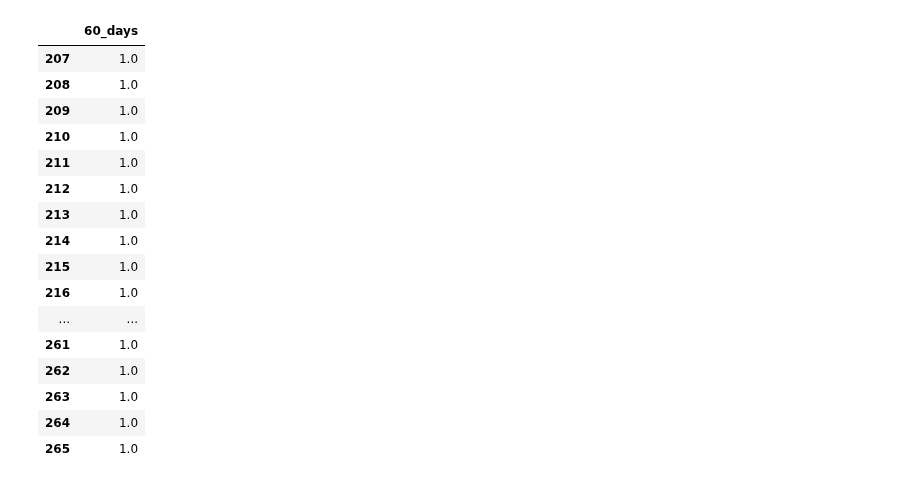
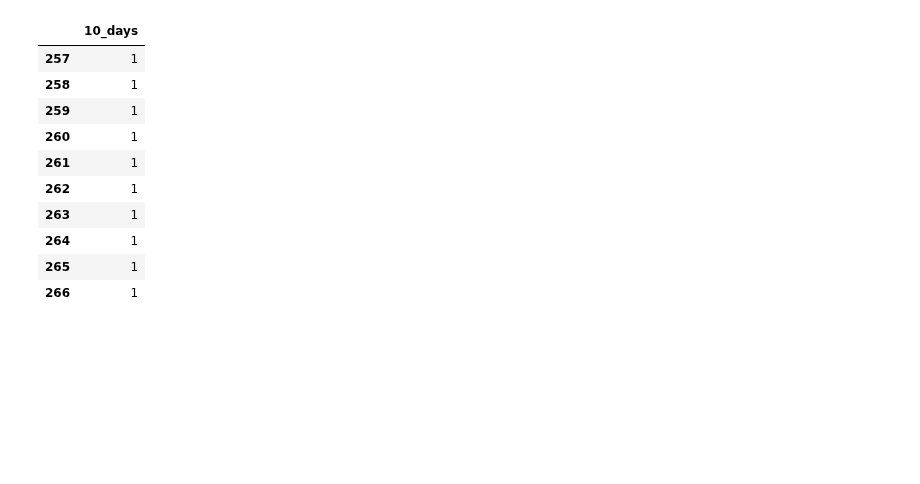
Before and after one commit to RicardoJPedro82/wmillfailprev, a Jupyter notebook: notebooks/models.ipynb, the cells around one changed output. Cells and saved outputs as stored; diff of their text form; code cells hidden in the pictures; blank space fills up the shorter version.

```diff
--- a/notebooks/models.ipynb
+++ b/notebooks/models.ipynb
@@ -68,0 +85,2 @@ df_test_gen_day['60_days'] = df_test_gen_day['60_days'].round(decimals=0)
+# %%
+temp['Date'] = pd.to_datetime(temp['Date'])
@@ -68,0 +115,13 @@ df_test_gen_day['60_days'] = df_test_gen_day['60_days'].round(decimals=0)
+# %%
+#def lag_features(df_in, period)
+sensor_cols = []
+for i in temp.keys()[2:-5]:
+    sensor_cols.append(pd.pivot_table(temp,
+                           index='Date',
+                           columns='Turbine_ID',
+                           values=i).resample('10D', closed='left', label='right').mean().unstack())
+#sensor_av_cols = [nm+'_av' for nm in sensor_cols]
+telemetry_mean_30D = pd.concat(sensor_cols, axis=1)
+telemetry_mean_30D.columns = [i + 'mean_30D' for i in temp.keys()[2:-5]]
+telemetry_mean_30D.reset_index(inplace=True)
+df_out = temp.merge(telemetry_mean_30D, on=['Turbine_ID', 'Date'], how='left')
@@ -69 +132,17 @@ df_test_gen_day['60_days'] = df_test_gen_day['60_days'].round(decimals=0)
+# %%
+temp1 = df_test_gen_day.copy()
+temp1['Date'] = pd.to_datetime(temp1['Date'])
+sensor_cols = []
+for i in temp1.keys()[2:-5]:
+    sensor_cols.append(pd.pivot_table(temp1,
+                           index='Date',
+                           columns='Turbine_ID',
+                           values=i).resample('5D', closed='left', label='right').mean().unstack())
+#sensor_av_cols = [nm+'_av' for nm in sensor_cols]
+telemetry_mean_30D = pd.concat(sensor_cols, axis=1)
+telemetry_mean_30D.columns = [i + 'mean_30D' for i in temp1.keys()[2:-5]]
+telemetry_mean_30D.reset_index(inplace=True)
+df_out_1 = temp1.merge(telemetry_mean_30D, on=['Turbine_ID', 'Date'], how='left')
+df_out_test = df_out_1.fillna(method='bfill')
+df_out_test = df_out_test.fillna(method='ffill')
 # %%
@@ -260,6 +340,6 @@ X_train, X_test = scale(df_gen_train_feat_ext, df_gen_test_feat_ext)
 # %%
-y_train = df_gen_train_feat_ext['60_days']
-y_test = df_gen_test_feat_ext['60_days']
+y_train = df_out_2['10_days']
+y_test = df_out_test['10_days']
 # %%
 def bin_classify(model, clf, X_train, X_test, y_train, y_test, params=None, score=None, ):
 
@@ -567,22 +647,16 @@ pred_rfcb.iloc[190:210]
 # %%
 temp = y_test.to_frame()
 # %%
-temp[temp['60_days'] == 1]
+temp[temp['10_days'] == 1]
 # %% [output]
-|  | 60_days |
-| 207 | 1.0 |
-| 208 | 1.0 |
-| 209 | 1.0 |
-| 210 | 1.0 |
-| 211 | 1.0 |
-| 212 | 1.0 |
-| 213 | 1.0 |
-| 214 | 1.0 |
-| 215 | 1.0 |
-| 216 | 1.0 |
-| ... | ... |
-| 261 | 1.0 |
-| 262 | 1.0 |
-| 263 | 1.0 |
-| 264 | 1.0 |
-| 265 | 1.0 |
+|  | 10_days |
+| 257 | 1 |
+| 258 | 1 |
+| 259 | 1 |
+| 260 | 1 |
+| 261 | 1 |
+| 262 | 1 |
+| 263 | 1 |
+| 264 | 1 |
+| 265 | 1 |
+| 266 | 1 |
```
Also changed, not shown: parts of 25 cells of this notebook, 1 other file.
